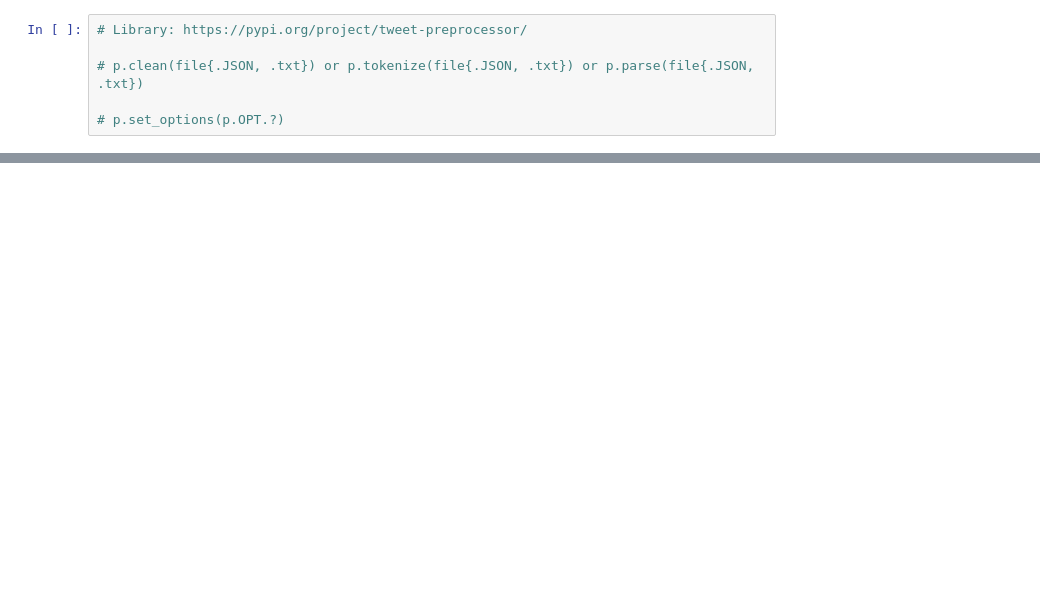
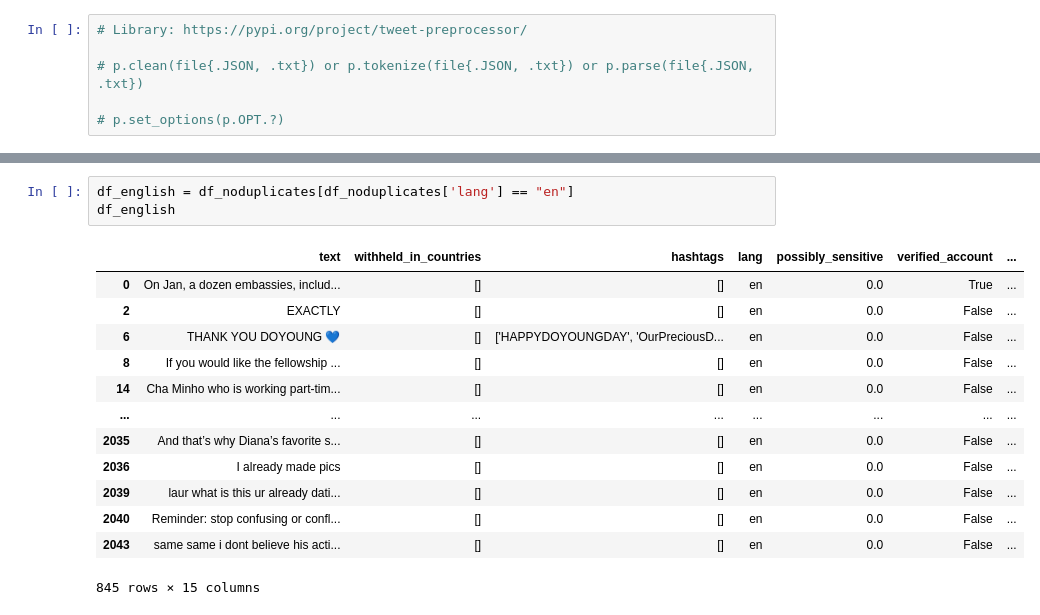
Before and after one commit to CS-433/ml-project-2-VD-FN-JS, a Jupyter notebook: cleaning_dataset.ipynb, the cells around one changed output, grey strips where cells are left out. Saved outputs shown, nothing was run; the diff lists cells and outputs as text; blank space fills up the shorter version.

```diff
--- a/cleaning_dataset.ipynb
+++ b/cleaning_dataset.ipynb
@@ -154,0 +269,17 @@ df_clean
+# %%
+df_english = df_noduplicates[df_noduplicates['lang'] == "en"]
+df_english
+# %% [output]
+|  | text | withheld_in_countries | hashtags | lang | possibly_sensitive | verified_account | ... |
+| 0 | On Jan, a dozen embassies, includ... | [] | [] | en | 0.0 | True | ... |
+| 2 | EXACTLY | [] | [] | en | 0.0 | False | ... |
+| 6 | THANK YOU DOYOUNG 💙 | [] | ['HAPPYDOYOUNGDAY', 'OurPreciousD... | en | 0.0 | False | ... |
+| 8 | If you would like the fellowship ... | [] | [] | en | 0.0 | False | ... |
+| 14 | Cha Minho who is working part-tim... | [] | [] | en | 0.0 | False | ... |
+| ... | ... | ... | ... | ... | ... | ... | ... |
+| 2035 | And that’s why Diana’s favorite s... | [] | [] | en | 0.0 | False | ... |
+| 2036 | I already made pics | [] | [] | en | 0.0 | False | ... |
+| 2039 | laur what is this ur already dati... | [] | [] | en | 0.0 | False | ... |
+| 2040 | Reminder: stop confusing or confl... | [] | [] | en | 0.0 | False | ... |
+| 2043 | same same i dont believe his acti... | [] | [] | en | 0.0 | False | ... |
+845 rows × 15 columns
```
Also changed, not shown: parts of 23 cells of this notebook.
